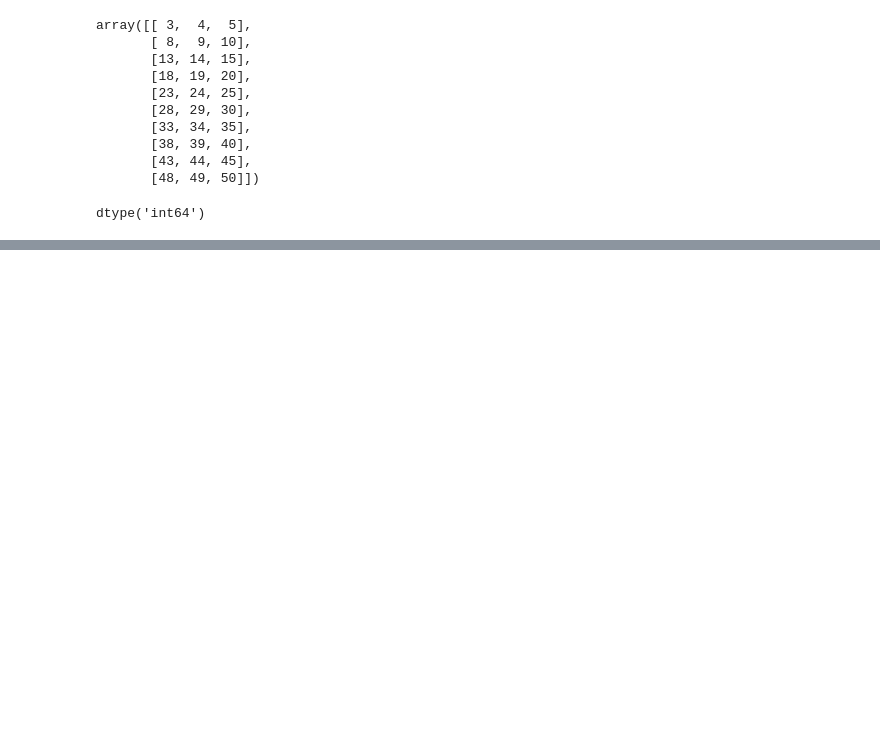
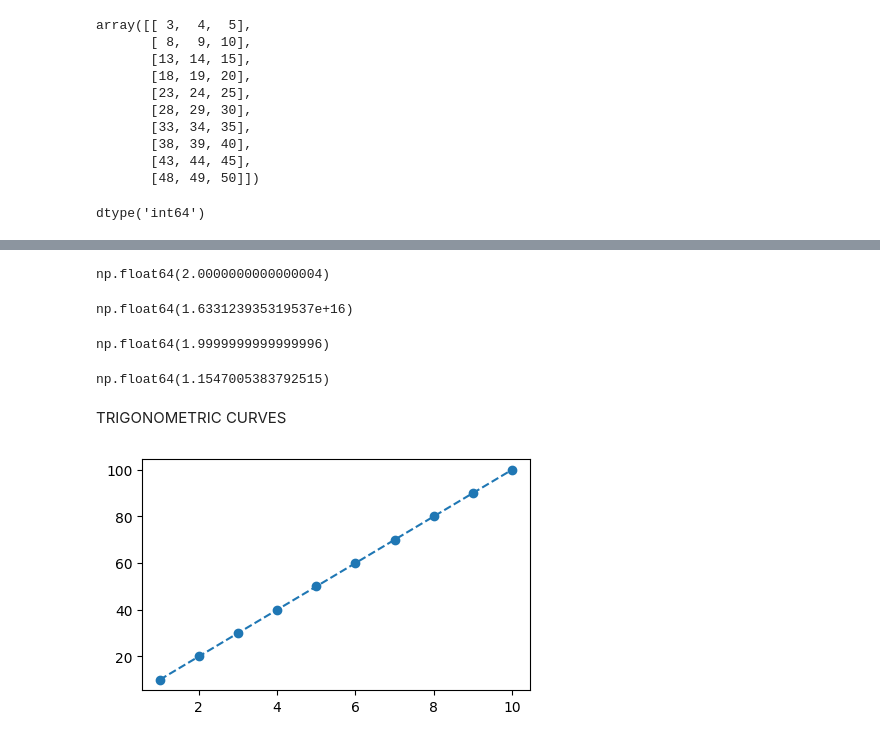
Before and after one commit to Gaurav-29-eng/Anudip, a Jupyter notebook: NUMPY.ipynb, the cells around one changed output, grey strips where cells are left out. Cells and saved outputs as stored; diff of their text form; code cells hidden in the pictures; blank space fills up the shorter version.

```diff
--- a/NUMPY.ipynb
+++ b/NUMPY.ipynb
@@ -346,0 +693,27 @@ dtype('int64')
+# %%
+1/np.sin(np.pi/6)  #cosec #30 degrees
+# %% [output]
+np.float64(2.0000000000000004)
+# %%
+1/np.cos(np.pi/2)  #sec #90 degrees
+# %% [output]
+np.float64(1.633123935319537e+16)
+# %%
+1/np.cos(np.pi/3)  #sec #60 degrees
+# %% [output]
+np.float64(1.9999999999999996)
+# %%
+1/np.cos(np.pi/6)  #sec #30 degrees
+# %% [output]
+np.float64(1.1547005383792515)
+# %% [markdown]
+TRIGONOMETRIC CURVES
+# %%
+x = np.arange(1,11)
+y = np.arange(10, 110, 10)
+
+plt.figure(figsize = (5,3))
+plt.plot(x,y, 'o--')
+plt.show()
+# %% [output]
+[figure, added]
```
Also changed, not shown: parts of 89 cells of this notebook.
